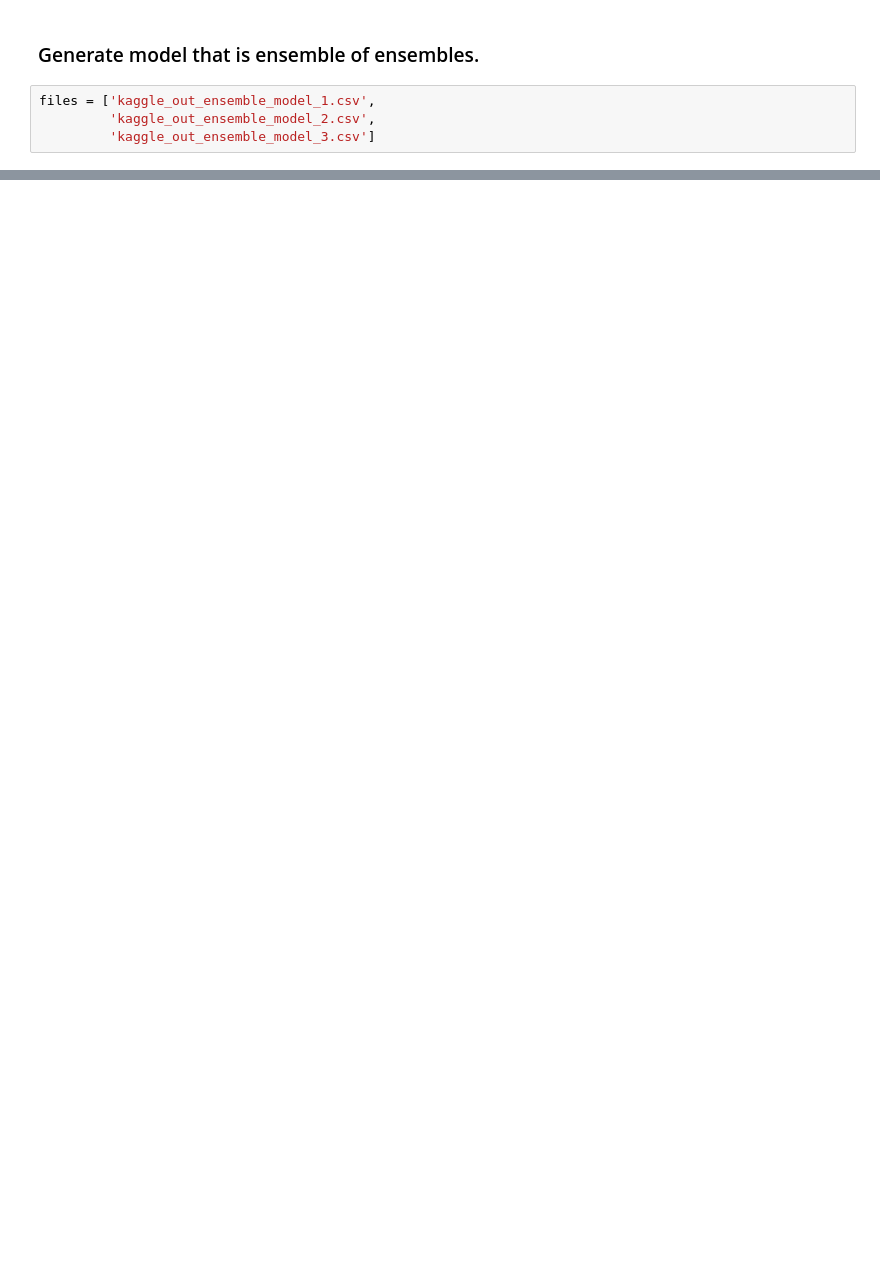
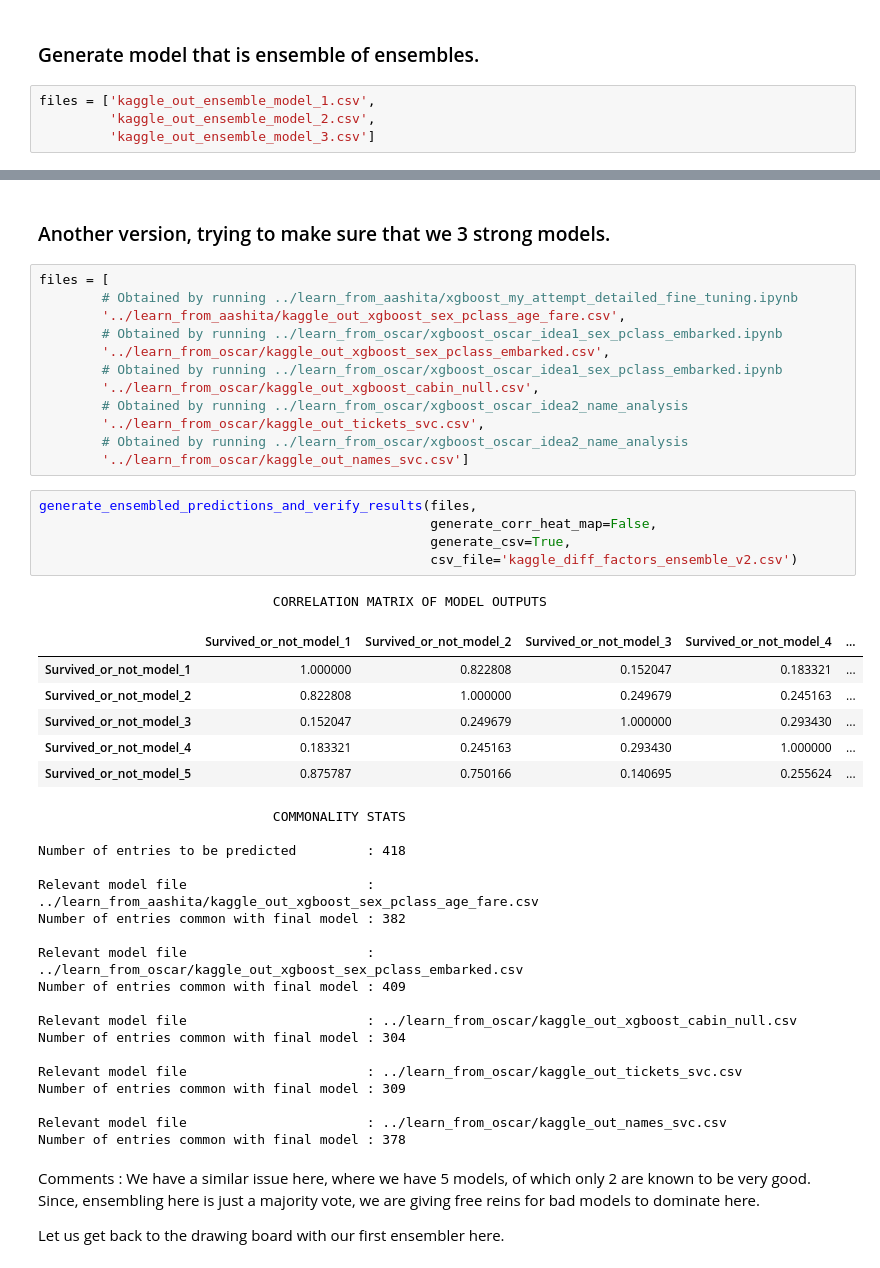
Before and after one commit to babinu-uthup-4JESUS-zz/titanic_survival_prediction, a Jupyter notebook: ensembler/ensemble_multiple_models.ipynb, the cells around one changed output, grey strips where cells are left out. Drawn from its saved outputs; the diff is of its cells as text; blank space fills up the shorter version.

```diff
--- a/ensembler/ensemble_multiple_models.ipynb
+++ b/ensembler/ensemble_multiple_models.ipynb
@@ -338,0 +454,49 @@ Number of entries with common prediction as that of the ensembled model is 414
+# %% [markdown]
+### Another version, trying to make sure that we 3 strong models.
+# %%
+files = [
+        # Obtained by running ../learn_from_aashita/xgboost_my_attempt_detailed_fine_tuning.ipynb
+        '../learn_from_aashita/kaggle_out_xgboost_sex_pclass_age_fare.csv',
+        # Obtained by running ../learn_from_oscar/xgboost_oscar_idea1_sex_pclass_embarked.ipynb
+        '../learn_from_oscar/kaggle_out_xgboost_sex_pclass_embarked.csv',
+        # Obtained by running ../learn_from_oscar/xgboost_oscar_idea1_sex_pclass_embarked.ipynb
+        '../learn_from_oscar/kaggle_out_xgboost_cabin_null.csv',
+        # Obtained by running ../learn_from_oscar/xgboost_oscar_idea2_name_analysis
+        '../learn_from_oscar/kaggle_out_tickets_svc.csv',
+        # Obtained by running ../learn_from_oscar/xgboost_oscar_idea2_name_analysis
+        '../learn_from_oscar/kaggle_out_names_svc.csv']
+# %%
+generate_ensembled_predictions_and_verify_results(files,
+                                                  generate_corr_heat_map=False,
+                                                  generate_csv=True,
+                                                  csv_file='kaggle_diff_factors_ensemble_v2.csv')
+# %% [output]
+                              CORRELATION MATRIX OF MODEL OUTPUTS
+|  | Survived_or_not_model_1 | Survived_or_not_model_2 | Survived_or_not_model_3 | Survived_or_not_model_4 | ... |
+| Survived_or_not_model_1 | 1.000000 | 0.822808 | 0.152047 | 0.183321 | ... |
+| Survived_or_not_model_2 | 0.822808 | 1.000000 | 0.249679 | 0.245163 | ... |
+| Survived_or_not_model_3 | 0.152047 | 0.249679 | 1.000000 | 0.293430 | ... |
+| Survived_or_not_model_4 | 0.183321 | 0.245163 | 0.293430 | 1.000000 | ... |
+| Survived_or_not_model_5 | 0.875787 | 0.750166 | 0.140695 | 0.255624 | ... |
+                              COMMONALITY STATS
+
+Number of entries to be predicted         : 418
+
+Relevant model file                       : ../learn_from_aashita/kaggle_out_xgboost_sex_pclass_age_fare.csv
+Number of entries common with final model : 382
+
+Relevant model file                       : ../learn_from_oscar/kaggle_out_xgboost_sex_pclass_embarked.csv
+Number of entries common with final model : 409
+
+Relevant model file                       : ../learn_from_oscar/kaggle_out_xgboost_cabin_null.csv
+Number of entries common with final model : 304
+
+Relevant model file                       : ../learn_from_oscar/kaggle_out_tickets_svc.csv
+Number of entries common with final model : 309
+
+Relevant model file                       : ../learn_from_oscar/kaggle_out_names_svc.csv
+Number of entries common with final model : 378
+# %% [markdown]
+Comments : We have a similar issue here, where we have 5 models, of which only 2 are known to be very good. Since, ensembling here is just a majority vote, we are giving free reins for bad models to dominate here.
+
+Let us get back to the drawing board with our first ensembler here.
```
Also changed, not shown: parts of 35 cells of this notebook, 2 other files.
